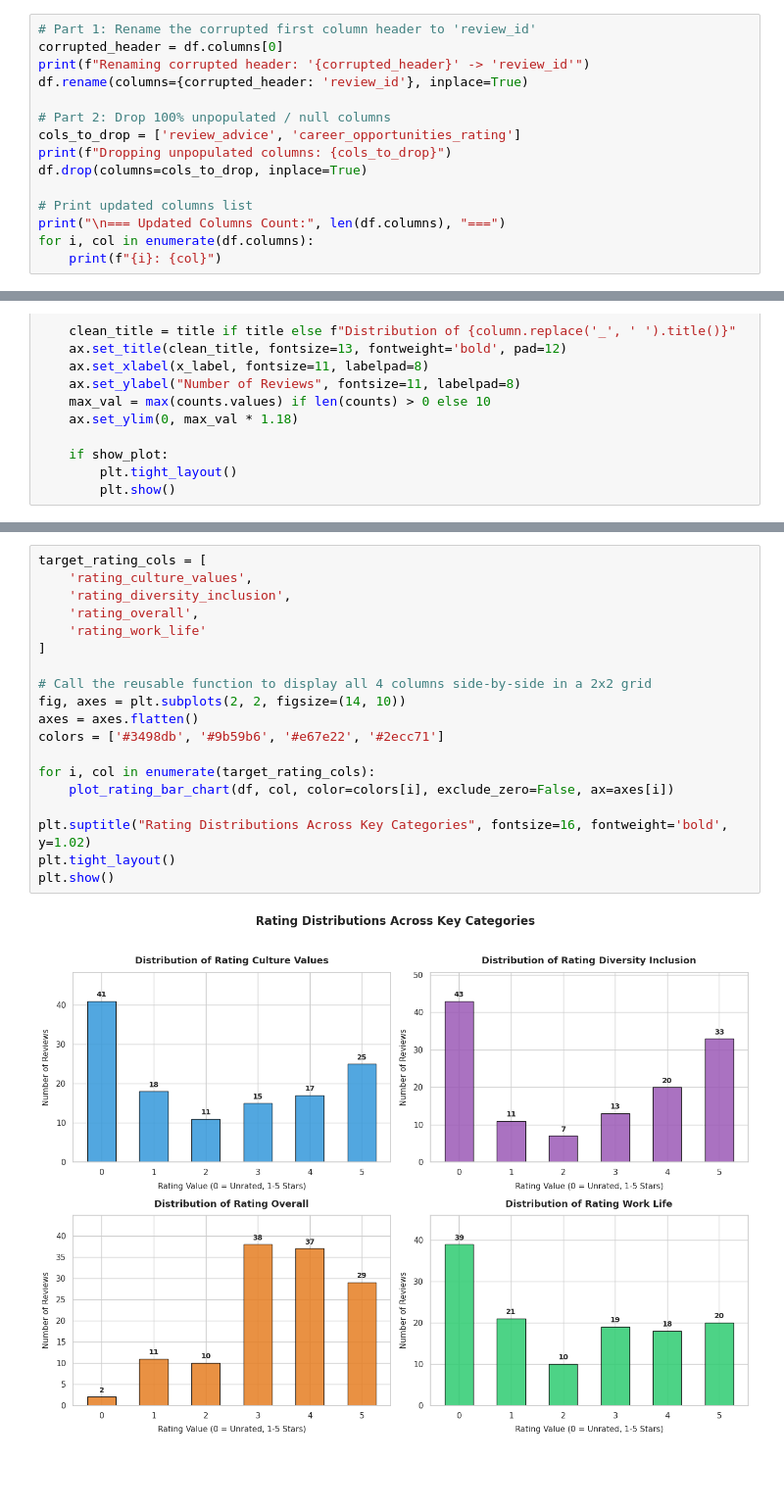
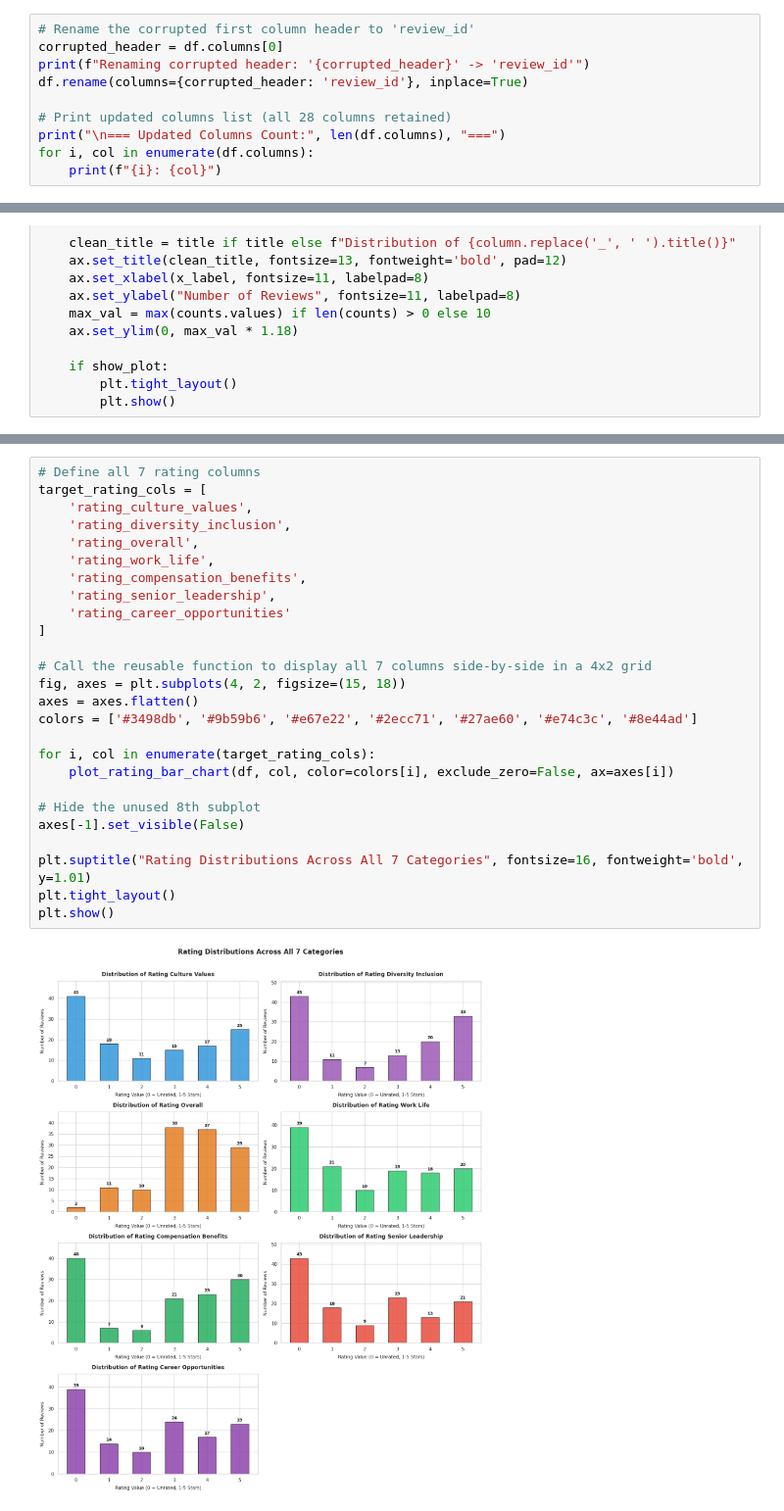
Before and after one commit to Joanachoong/Externship, a Jupyter notebook: src/notebook/glassdoor.ipynb, the cells around one changed output, grey strips where cells are left out. Shown at 98% size. Cells and saved outputs as stored; diff of their text form; blank space fills up the shorter version.

Commit message:
added glassdoor rating analysis based on rating

```diff
--- a/src/notebook/glassdoor.ipynb
+++ b/src/notebook/glassdoor.ipynb
@@ -58,15 +69,10 @@ dtype: int64
 # %%
-# Part 1: Rename the corrupted first column header to 'review_id'
+# Rename the corrupted first column header to 'review_id'
 corrupted_header = df.columns[0]
 print(f"Renaming corrupted header: '{corrupted_header}' -> 'review_id'")
 df.rename(columns={corrupted_header: 'review_id'}, inplace=True)
 
-# Part 2: Drop 100% unpopulated / null columns
-cols_to_drop = ['review_advice', 'career_opportunities_rating']
-print(f"Dropping unpopulated columns: {cols_to_drop}")
-df.drop(columns=cols_to_drop, inplace=True)
-
-# Print updated columns list
+# Print updated columns list (all 28 columns retained)
 print("\n=== Updated Columns Count:", len(df.columns), "===")
 for i, col in enumerate(df.columns):
     print(f"{i}: {col}")
@@ -177,21 +210,28 @@ def plot_rating_bar_chart(data, column, title=None, color='#2b5c8f', exclude_zer
 # %%
+# Define all 7 rating columns
 target_rating_cols = [
     'rating_culture_values',
     'rating_diversity_inclusion',
     'rating_overall',
-    'rating_work_life'
+    'rating_work_life',
+    'rating_compensation_benefits',
+    'rating_senior_leadership',
+    'rating_career_opportunities'
 ]
 
-# Call the reusable function to display all 4 columns side-by-side in a 2x2 grid
-fig, axes = plt.subplots(2, 2, figsize=(14, 10))
+# Call the reusable function to display all 7 columns side-by-side in a 4x2 grid
+fig, axes = plt.subplots(4, 2, figsize=(15, 18))
 axes = axes.flatten()
-colors = ['#3498db', '#9b59b6', '#e67e22', '#2ecc71']
+colors = ['#3498db', '#9b59b6', '#e67e22', '#2ecc71', '#27ae60', '#e74c3c', '#8e44ad']
 
 for i, col in enumerate(target_rating_cols):
     plot_rating_bar_chart(df, col, color=colors[i], exclude_zero=False, ax=axes[i])
 
-plt.suptitle("Rating Distributions Across Key Categories", fontsize=16, fontweight='bold', y=1.02)
+# Hide the unused 8th subplot
+axes[-1].set_visible(False)
+
+plt.suptitle("Rating Distributions Across All 7 Categories", fontsize=16, fontweight='bold', y=1.01)
 plt.tight_layout()
 plt.show()
 # %% [output]
-[figure, old version]
+[figure, new version]
```
Also changed, not shown: parts of 16 cells of this notebook, 2 other files.
